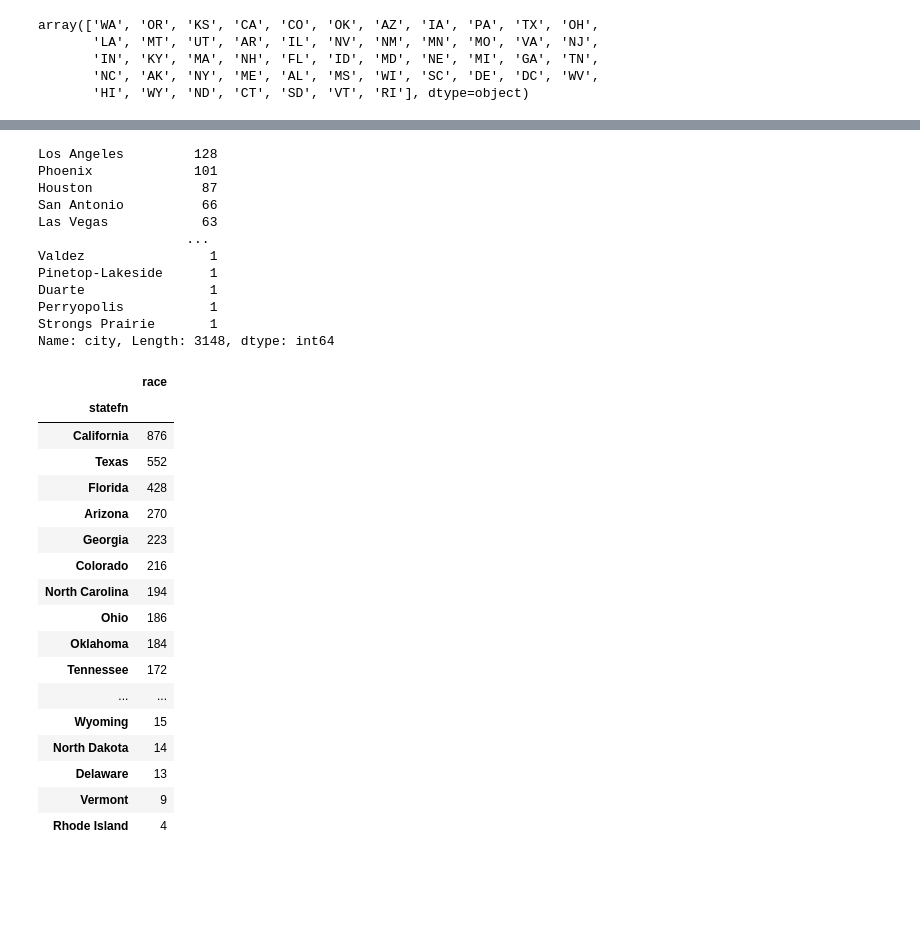
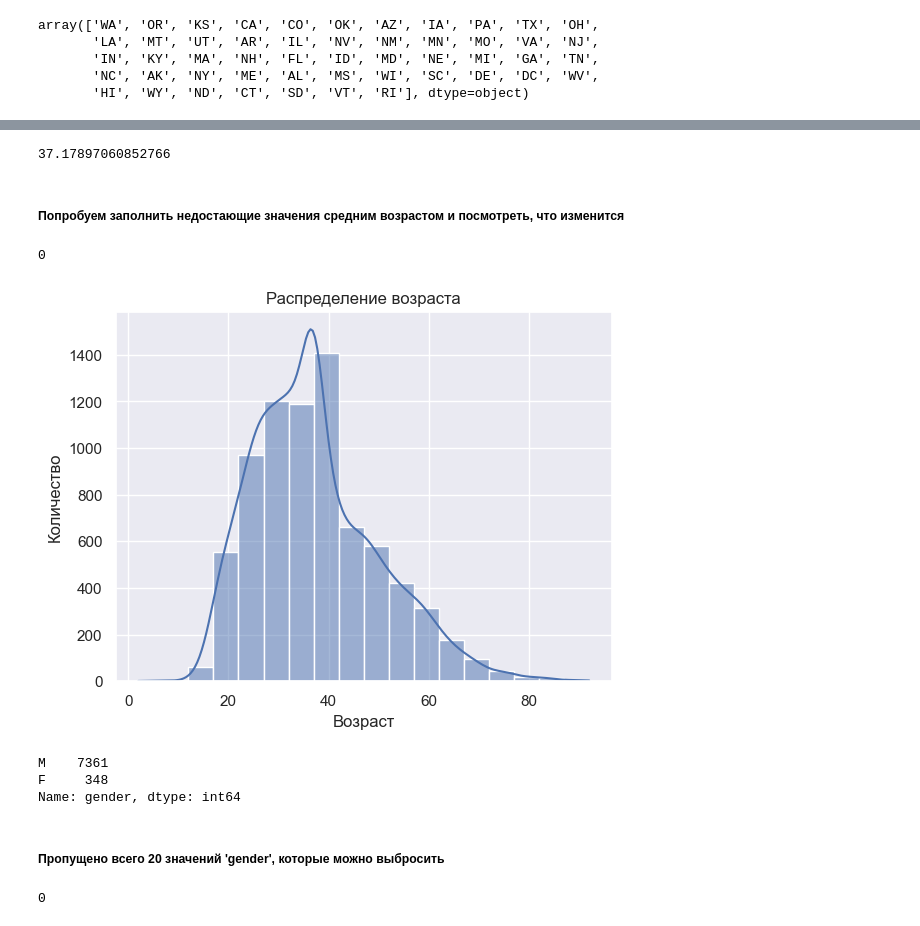
Before and after one commit to Zikarakus/FromWork, a Jupyter notebook: Home_Work_PS.ipynb, the cells around one changed output, grey strips where cells are left out. Cells and saved outputs as stored; diff of their text form; code cells hidden in the pictures; blank space fills up the shorter version.

```diff
--- a/Home_Work_PS.ipynb
+++ b/Home_Work_PS.ipynb
@@ -80,36 +122,27 @@ data
+# %%
+data['age'].mean()
+# %% [output]
+37.17897060852766
+# %% [markdown]
+##### Попробуем заполнить недостающие значения средним возрастом и посмотреть, что изменится
+# %%
+data['age'].fillna(37, inplace = True)
+data['age'].isnull().sum() # Пустых значений возраста больше нет
+# %% [output]
+0
+# %%
+sns.histplot(x = data['age'], kde = True, binwidth = 5)
+plt.title('Распределение возраста')
+plt.xlabel('Возраст')
+plt.ylabel('Количество')
+plt.show()
+# %% [output]
+[figure, added]
 # %%
-data.city.value_counts()
+data['gender'].value_counts()
 # %% [output]
-Los Angeles         128
-Phoenix             101
-Houston              87
-San Antonio          66
-Las Vegas            63
-                   ...
-Valdez                1
-Pinetop-Lakeside      1
-Duarte                1
-Perryopolis           1
-Strongs Prairie       1
-Name: city, Length: 3148, dtype: int64
+M    7361
+F     348
+Name: gender, dtype: int64
-# %%
-data.groupby('statefn')[['race']].count().sort_values('race', ascending = False)
-# %% [output]
-|  | race |
-| statefn |  |
-| California | 876 |
-| Texas | 552 |
-| Florida | 428 |
-| Arizona | 270 |
-| Georgia | 223 |
-| Colorado | 216 |
-| North Carolina | 194 |
-| Ohio | 186 |
-| Oklahoma | 184 |
-| Tennessee | 172 |
-| ... | ... |
-| Wyoming | 15 |
-| North Dakota | 14 |
-| Delaware | 13 |
-| Vermont | 9 |
-| Rhode Island | 4 |
+# %% [markdown]
+##### Пропущено всего 20 значений 'gender', которые можно выбросить
@@ -115,0 +151,4 @@ data.groupby('statefn')[['race']].count().sort_values('race', ascending = False)
+# %%
+data.gender.isnull().sum()
+# %% [output]
+0
```
Also changed, not shown: parts of 22 cells of this notebook, 1 other file.
